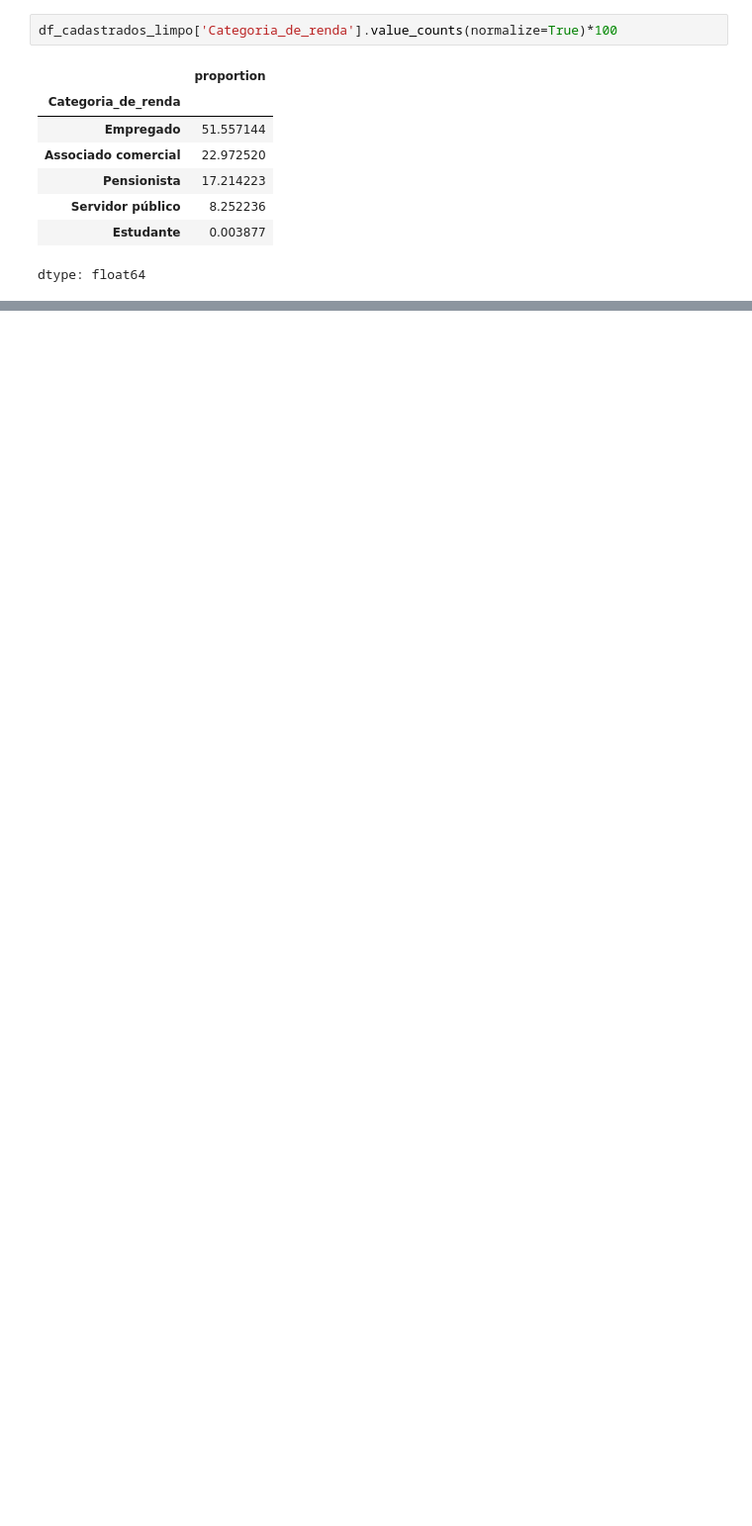
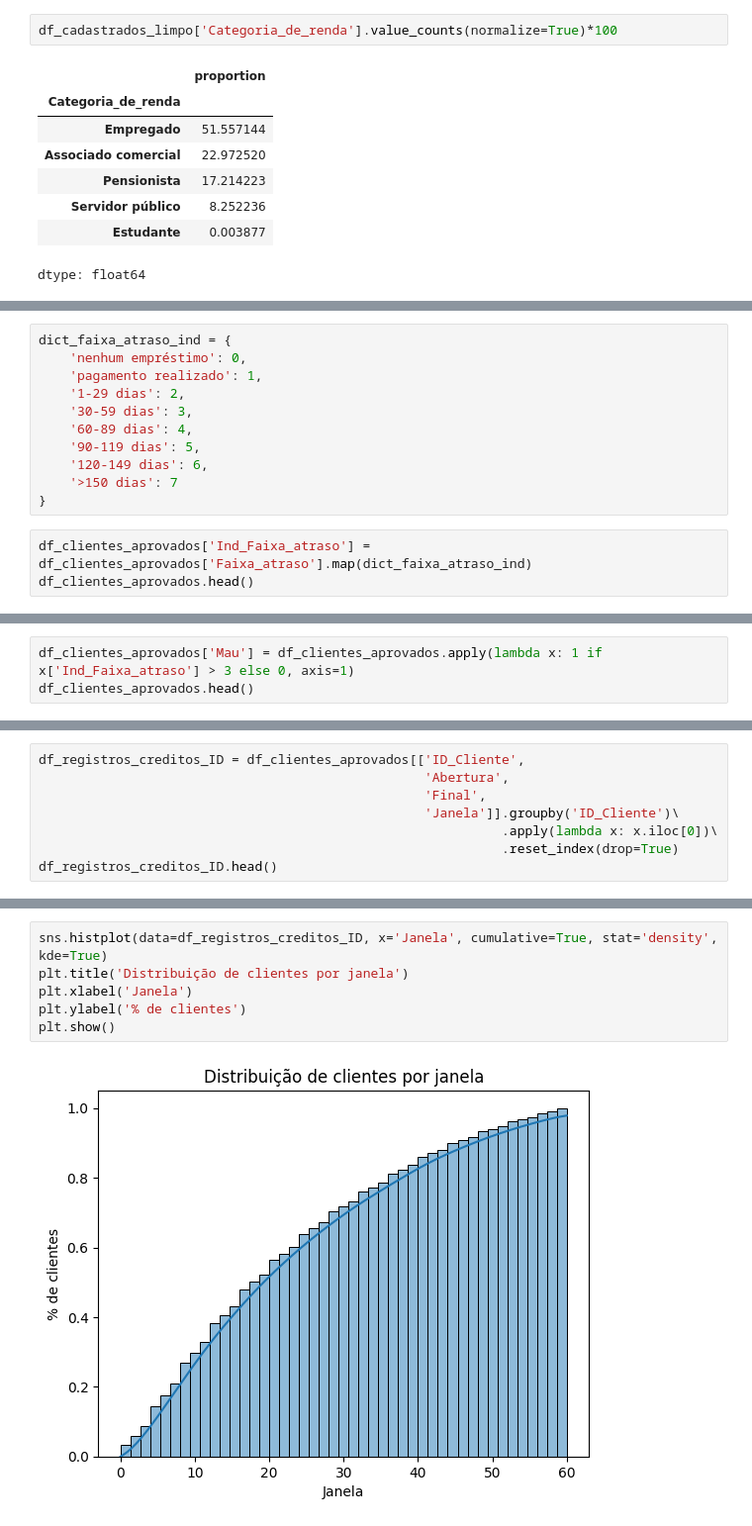
Before and after one commit to edupmon/fiap, a Jupyter notebook: pos-tech/data-analytics/fase-4/deploy-de-aplicacoes/deploy-de-aplicacoes.ipynb, the cells around one changed output, grey strips where cells are left out. Shown at 99% size. Saved outputs shown, nothing was run; the diff lists cells and outputs as text; blank space fills up the shorter version.

```diff
--- a/pos-tech/data-analytics/fase-4/deploy-de-aplicacoes/deploy-de-aplicacoes.ipynb
+++ b/pos-tech/data-analytics/fase-4/deploy-de-aplicacoes/deploy-de-aplicacoes.ipynb
@@ -294,0 +448,14 @@ dtype: float64
+# %%
+dict_faixa_atraso_ind = {
+    'nenhum empréstimo': 0,
+    'pagamento realizado': 1,
+    '1-29 dias': 2,
+    '30-59 dias': 3,
+    '60-89 dias': 4,
+    '90-119 dias': 5,
+    '120-149 dias': 6,
+    '>150 dias': 7
+}
+# %%
+df_clientes_aprovados['Ind_Faixa_atraso'] = df_clientes_aprovados['Faixa_atraso'].map(dict_faixa_atraso_ind)
+df_clientes_aprovados.head()
@@ -294,0 +469,3 @@ dtype: float64
+# %%
+df_clientes_aprovados['Mau'] = df_clientes_aprovados.apply(lambda x: 1 if x['Ind_Faixa_atraso'] > 3 else 0, axis=1)
+df_clientes_aprovados.head()
@@ -294,0 +479,8 @@ dtype: float64
+# %%
+df_registros_creditos_ID = df_clientes_aprovados[['ID_Cliente',
+                                                  'Abertura',
+                                                  'Final',
+                                                  'Janela']].groupby('ID_Cliente')\
+                                                            .apply(lambda x: x.iloc[0])\
+                                                            .reset_index(drop=True)
+df_registros_creditos_ID.head()
@@ -294,0 +601,8 @@ dtype: float64
+# %%
+sns.histplot(data=df_registros_creditos_ID, x='Janela', cumulative=True, stat='density', kde=True)
+plt.title('Distribuição de clientes por janela')
+plt.xlabel('Janela')
+plt.ylabel('% de clientes')
+plt.show()
+# %% [output]
+[figure, added]
```
Also changed, not shown: parts of 32 cells of this notebook.
